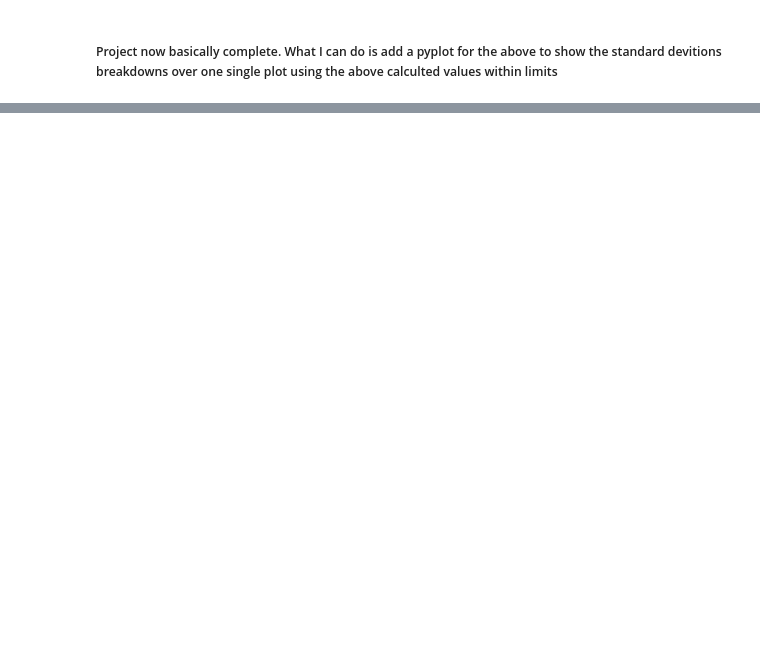
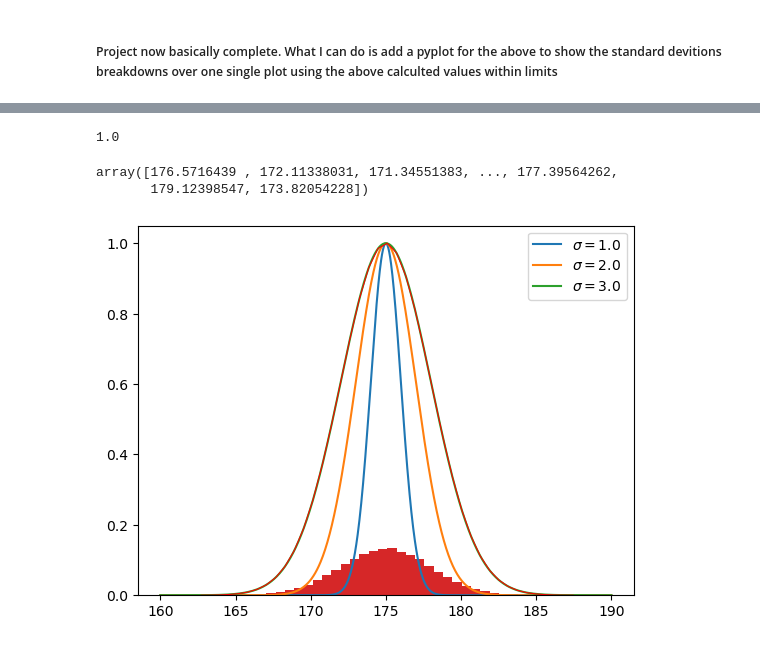
Before and after one commit to mhmdmahdi/funddata-assessment, a Jupyter notebook: normal distribution notebook/Normal Distribution Notebook.ipynb, the cells around one changed output, grey strips where cells are left out. Drawn from its saved outputs; the diff is of its cells as text; code cells hidden in the pictures; blank space fills up the shorter version.

Commit message:
normal distribution project complete

```diff
--- a/normal distribution notebook/Normal Distribution Notebook.ipynb
+++ b/normal distribution notebook/Normal Distribution Notebook.ipynb
@@ -213,0 +264,3 @@ To prove this I can count the number of values in the actual array within the li
+# %%
+y = 1/(sigma * np.sqrt(2 * np.pi)) * np.exp( - (bins - mu)**2 / (2 * sigma**2) )
+y
@@ -213,0 +293,9 @@ To prove this I can count the number of values in the actual array within the li
+# %%
+def NormalizeData(data):
+    return (y - np.min(y)) / (np.max(y) - np.min(y))
+
+Y = y
+scaled_y = NormalizeData(Y)
+
+print(scaled_y)
+# https://www.stackvidhya.com/how-to-normalize-data-between-0-and-1-range/
@@ -213,0 +314,21 @@ To prove this I can count the number of values in the actual array within the li
+# %%
+scaled_y.max()
+# %% [output]
+1.0
+# %%
+s
+# %% [output]
+array([176.5716439 , 172.11338031, 171.34551383, ..., 177.39564262,
+       179.12398547, 173.82054228])
+# %%
+# Plot the function for several different values of sigma.
+for sigma in [1.0, 2.0, 3.0]:
+    plt.plot(x, np.exp(-((x - mu)**2 / (2 * sigma**2))), label=rf'$\sigma = {sigma}$')
+
+# Add a legend.
+plt.legend();
+count, bins, ignored = plt.hist(s, 40, density=True)
+plt.plot(bins, scaled_y, linewidth=0.8, color='r')
+plt.show()
+# %% [output]
+[figure, added]
```
Also changed, not shown: parts of 24 cells of this notebook.
